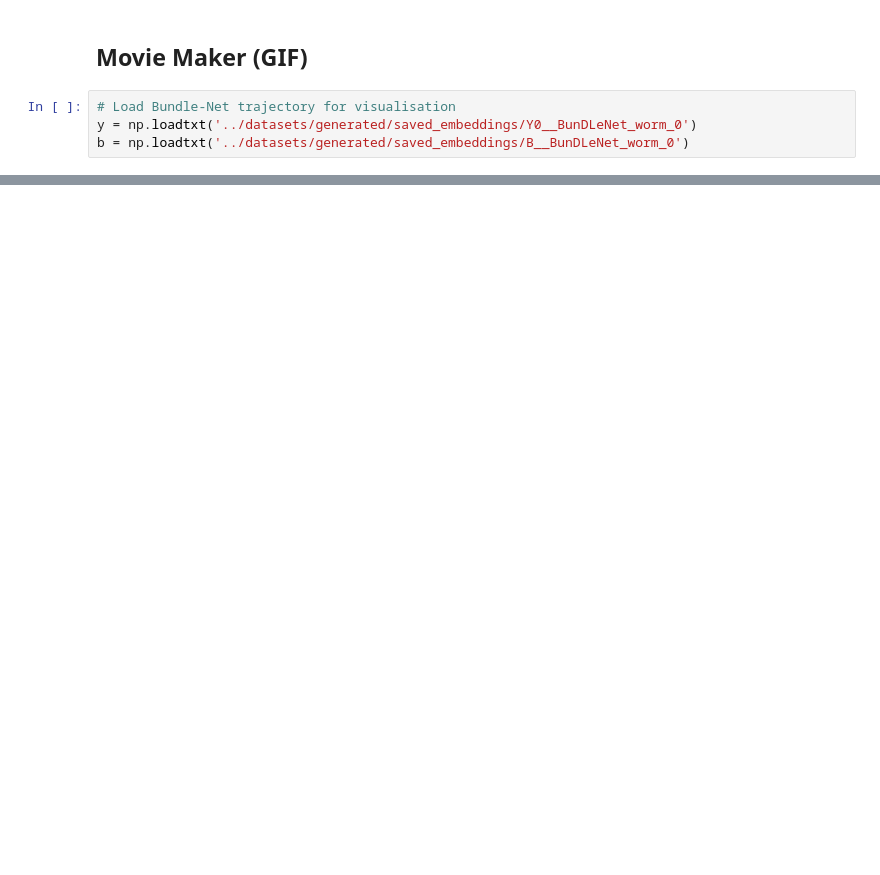
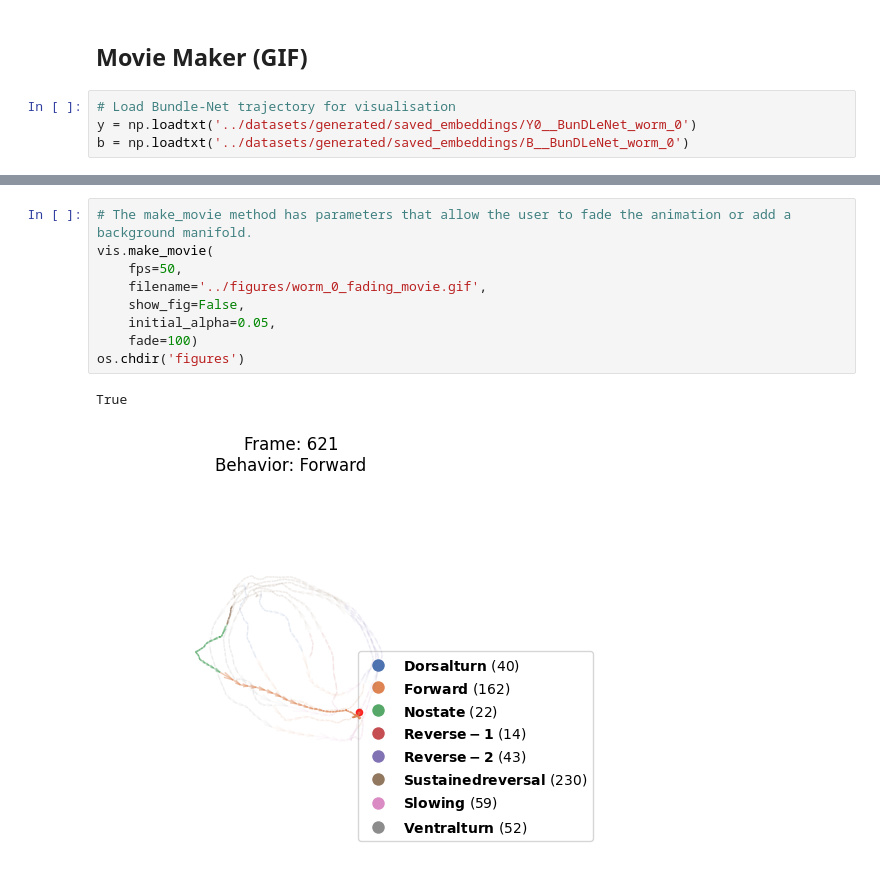
Before and after one commit to neuroinformatics-uni-vienna/NC-MCM, a Jupyter notebook: demos/visualisers.ipynb, the cells around one changed output, grey strips where cells are left out. Saved outputs shown, nothing was run; the diff lists cells and outputs as text; blank space fills up the shorter version.

```diff
--- a/demos/visualisers.ipynb
+++ b/demos/visualisers.ipynb
@@ -69,0 +90,12 @@ ret = vis.make_movie(
+# %%
+# The make_movie method has parameters that allow the user to fade the animation or add a background manifold.
+vis.make_movie(
+    fps=50,
+    filename='../figures/worm_0_fading_movie.gif',
+    show_fig=False,
+    initial_alpha=0.05,
+    fade=100)
+os.chdir('figures')
+# %% [output]
+True
+[figure, added]
```
Also changed, not shown: parts of 11 cells of this notebook, 13 other files.
